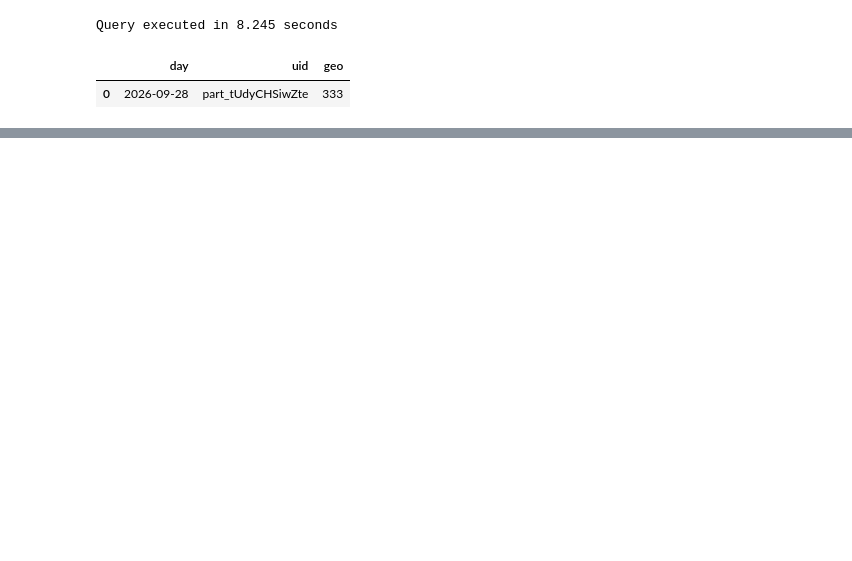
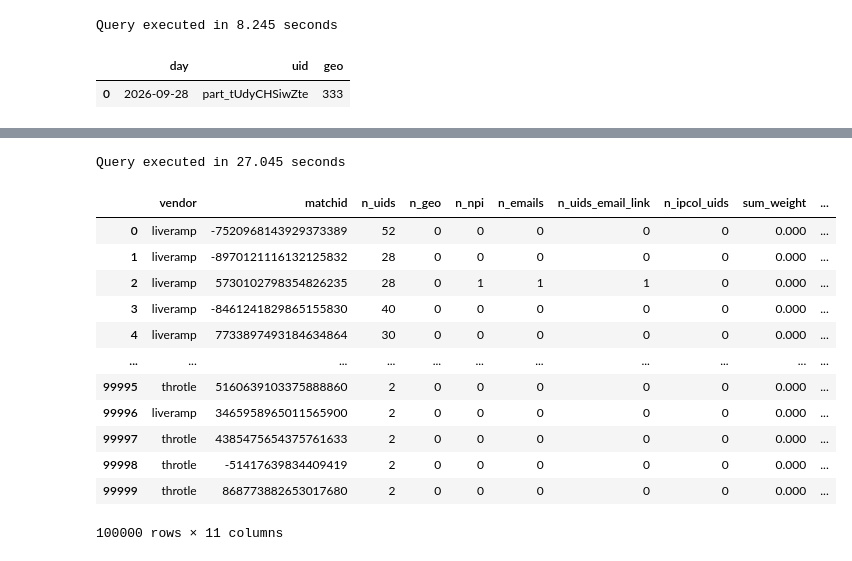
Before and after one commit to pp-jteixeira/nscreen-identity-resolution, a Jupyter notebook: vendor_quality_measurement/vendor_cookie_crossvalidation.ipynb, the cells around one changed output, grey strips where cells are left out. Cells and saved outputs as stored; diff of their text form; code cells hidden in the pictures; blank space fills up the shorter version.

```diff
--- a/vendor_quality_measurement/vendor_cookie_crossvalidation.ipynb
+++ b/vendor_quality_measurement/vendor_cookie_crossvalidation.ipynb
@@ -290,0 +381,80 @@ display(test_matchids)
+# %%
+df=run_query("""
+with
+matchids_nuids as (
+    select matchid, count(distinct uid) as n_uids
+    from iceberg.jteixeira_ipa.tmp_sample_5pct_vendor_uid_evidence_20260928
+    group by matchid
+),
+sample_matchid as (
+    select matchid from matchids_nuids where n_uids>1
+    limit 100000
+),
+vendor_uid_evidence as (
+    select * from iceberg.jteixeira_ipa.tmp_sample_5pct_vendor_uid_evidence_20260928
+    where matchid in (select matchid from sample_matchid)
+),
+uids_list as (
+    select distinct uid from vendor_uid_evidence
+),
+agg_uids as (
+    select vendor, matchid, array_agg(uid) arr_uids
+    from vendor_uid_evidence
+    group by vendor, matchid
+),
+ipcollocation as (
+    select * from iceberg.crossscreen.nscreen_ipcollocation_daily_clean
+    where uid1 in (select uid from uids_list) and uid2 in (select uid from uids_list)
+    and day='2026-09-28'
+),
+merged as (
+    select
+        distinct
+        v.vendor,
+        v.matchid,
+        v.uid,
+        v.geo,
+        v.npi,
+        v.pii_hashedemail,
+        CASE WHEN v.uid=ip.uid1 THEN ip.uid2 ELSE ip.uid1 END as ipcol_uid,
+        ip.*,
+        au.arr_uids
+    from vendor_uid_evidence as v
+    left join ipcollocation as ip
+        on v.uid=ip.uid1 or v.uid=ip.uid2
+    left join agg_uids au
+        on v.matchid= au.matchid
+)
+select
+    vendor,
+    matchid,
+    count(distinct uid) as n_uids,
+    count(distinct geo) as n_geo,
+    count(distinct npi) as n_npi,
+    count(distinct pii_hashedemail) as n_emails,
+    count(distinct case when pii_hashedemail is not null then uid end) as n_uids_email_link,
+    count(distinct ipcol_uid) as n_ipcol_uids,
+    sum(coalesce(weight, 0.0)) as sum_weight,
+    count(distinct case when ipcol_uid is not null then uid end) as n_uids_in_ipcol,
+    count(distinct case when contains(arr_uids, ipcol_uid) then uid end) as n_uids_w_ipcol_samematchid
+from merged
+group by vendor, matchid
+""")
+# %% [output]
+Query executed in 27.045 seconds
+# %%
+df
+# %% [output]
+|  | vendor | matchid | n_uids | n_geo | n_npi | n_emails | n_uids_email_link | n_ipcol_uids | sum_weight | ... |
+| 0 | liveramp | -7520968143929373389 | 52 | 0 | 0 | 0 | 0 | 0 | 0.000 | ... |
+| 1 | liveramp | -8970121116132125832 | 28 | 0 | 0 | 0 | 0 | 0 | 0.000 | ... |
+| 2 | liveramp | 5730102798354826235 | 28 | 0 | 1 | 1 | 1 | 0 | 0.000 | ... |
+| 3 | liveramp | -8461241829865155830 | 40 | 0 | 0 | 0 | 0 | 0 | 0.000 | ... |
+| 4 | liveramp | 7733897493184634864 | 30 | 0 | 0 | 0 | 0 | 0 | 0.000 | ... |
+| ... | ... | ... | ... | ... | ... | ... | ... | ... | ... | ... |
+| 99995 | throtle | 5160639103375888860 | 2 | 0 | 0 | 0 | 0 | 0 | 0.000 | ... |
+| 99996 | liveramp | 3465958965011565900 | 2 | 0 | 0 | 0 | 0 | 0 | 0.000 | ... |
+| 99997 | throtle | 4385475654375761633 | 2 | 0 | 0 | 0 | 0 | 0 | 0.000 | ... |
+| 99998 | throtle | -51417639834409419 | 2 | 0 | 0 | 0 | 0 | 0 | 0.000 | ... |
+| 99999 | throtle | 868773882653017680 | 2 | 0 | 0 | 0 | 0 | 0 | 0.000 | ... |
+100000 rows × 11 columns
```
Also changed, not shown: parts of 15 cells of this notebook.
